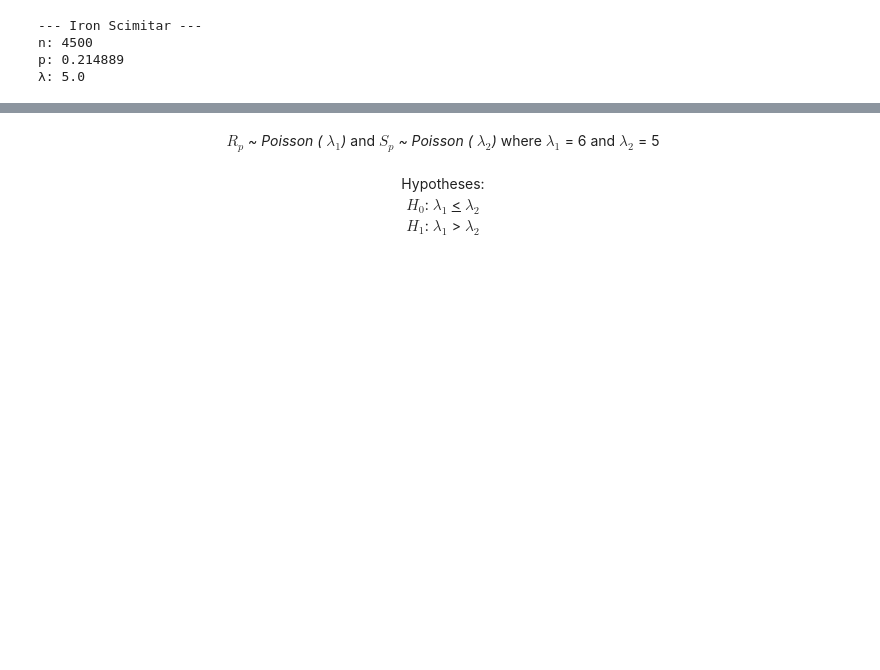
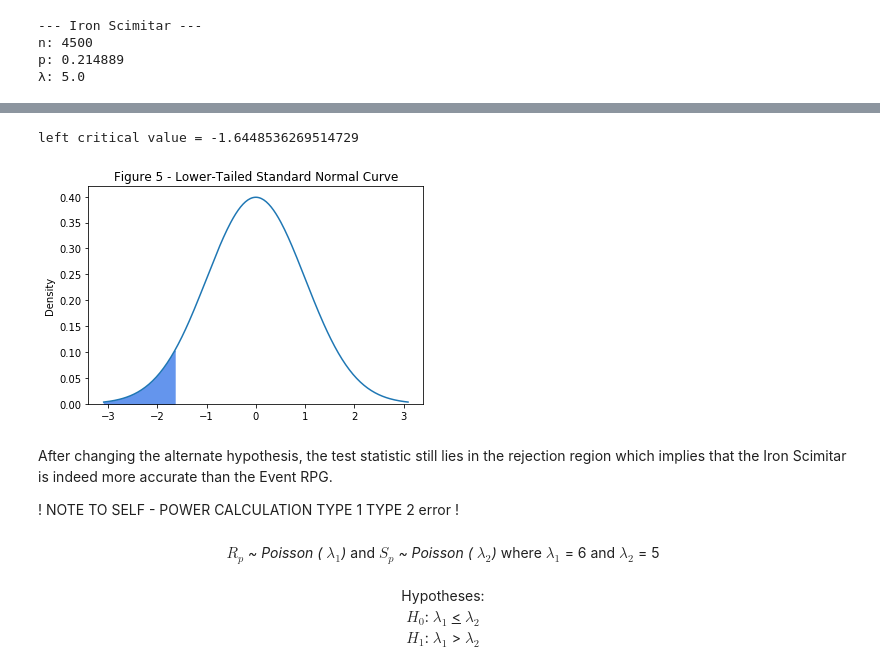
Before and after one commit to ys-lin14/OSRS-Analysis, a Jupyter notebook: probability.ipynb, the cells around one changed output, grey strips where cells are left out. Saved outputs shown, nothing was run; the diff lists cells and outputs as text; code cells hidden in the pictures; blank space fills up the shorter version.

```diff
--- a/probability.ipynb
+++ b/probability.ipynb
@@ -218 +270,10 @@ test statistic = 3.129622
+# %%
+graph_standard_normal("Figure 5 - Lower-Tailed Standard Normal Curve", 0.05, "lower")
+# %% [output]
+left critical value = -1.6448536269514729
+[figure, added]
+# %% [markdown]
+After changing the alternate hypothesis, the test statistic still lies in the rejection region which implies that the Iron Scimitar is indeed more accurate than the Event RPG.
+
+! NOTE TO SELF - POWER CALCULATION TYPE 1 TYPE 2 error !
 # %% [markdown]
```
Also changed, not shown: parts of 5 cells of this notebook.
